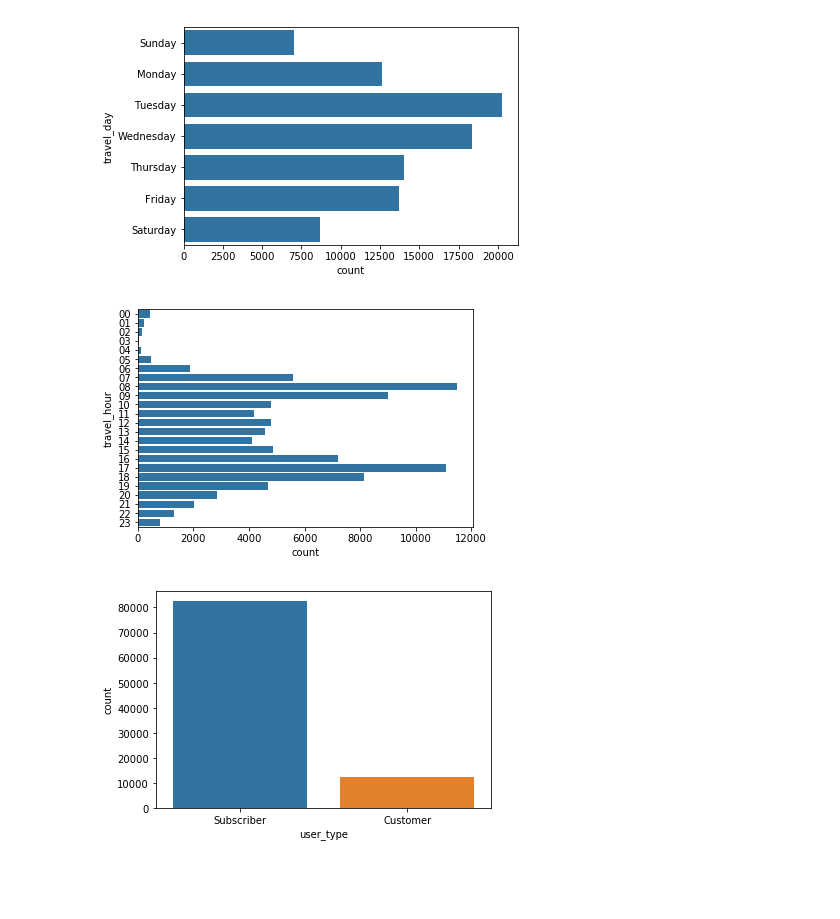
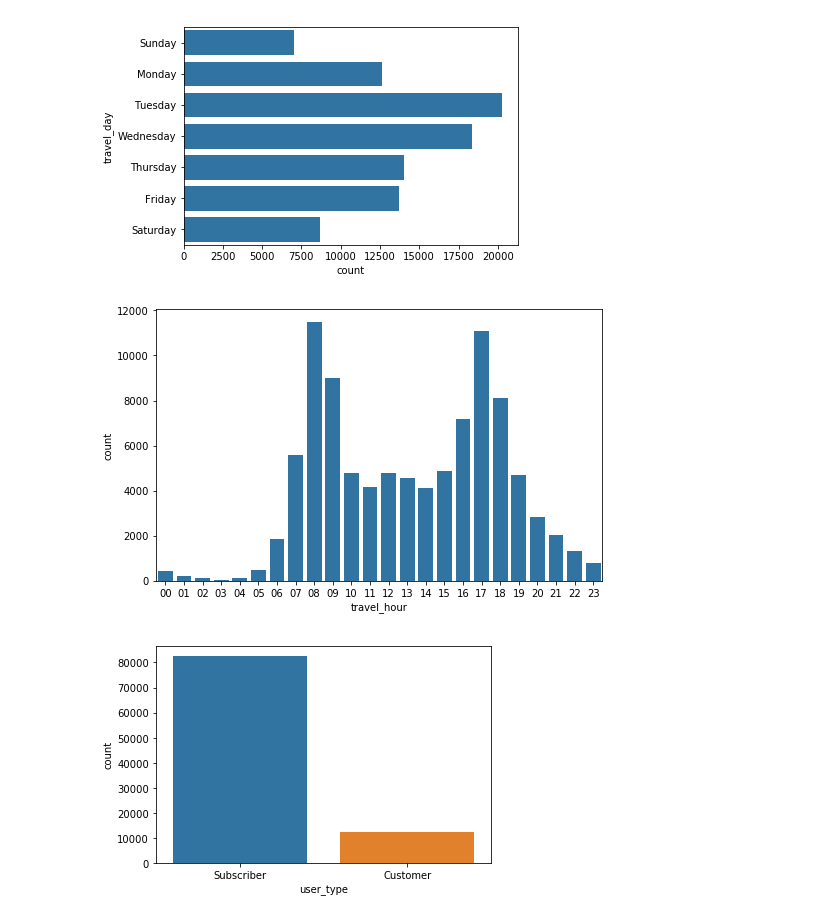
Before and after one commit to Shriram016/my_repository, a Jupyter notebook: Index (1).ipynb, the cells around one changed output. Drawn from its saved outputs; the diff is of its cells as text; code cells hidden in the pictures; blank space fills up the shorter version.

```diff
--- a/Index (1).ipynb
+++ b/Index (1).ipynb
@@ -150,10 +144,11 @@ sb.countplot(data=master_df,y='travel_day',color=color);
 # %% [output]
 [figure]
 # %%
+plt.figure(figsize=[8,5])
 color=sb.color_palette()[0]
-sb.countplot(data=master_df,y='travel_hour',color=color);
+sb.countplot(data=master_df,x='travel_hour',color=color);
 # %% [output]
-[figure, old version]
+[figure, new version]
 # %%
 sb.countplot(data=master_df,x='user_type');
 # %% [output]
```
Also changed, not shown: parts of 15 cells of this notebook.
